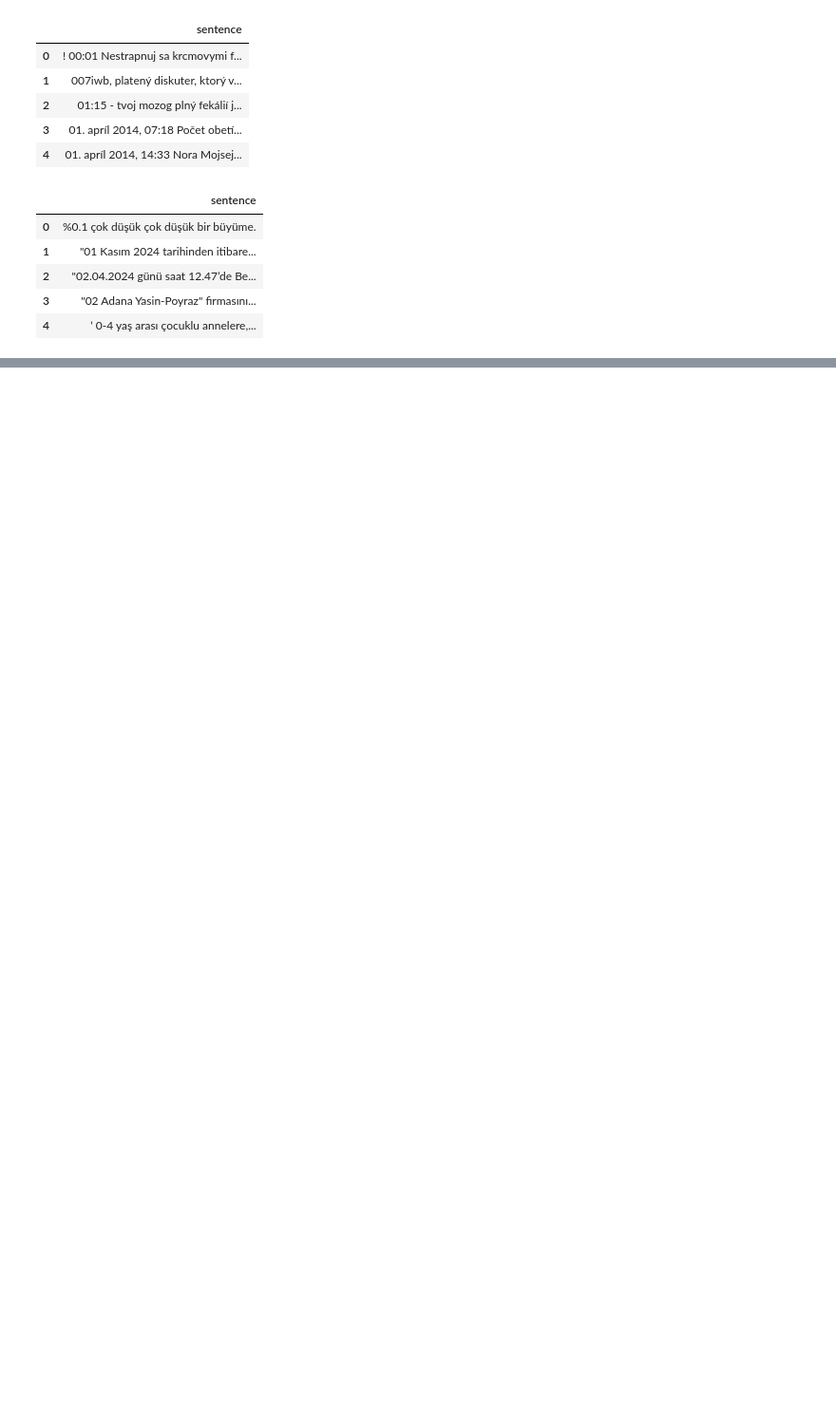
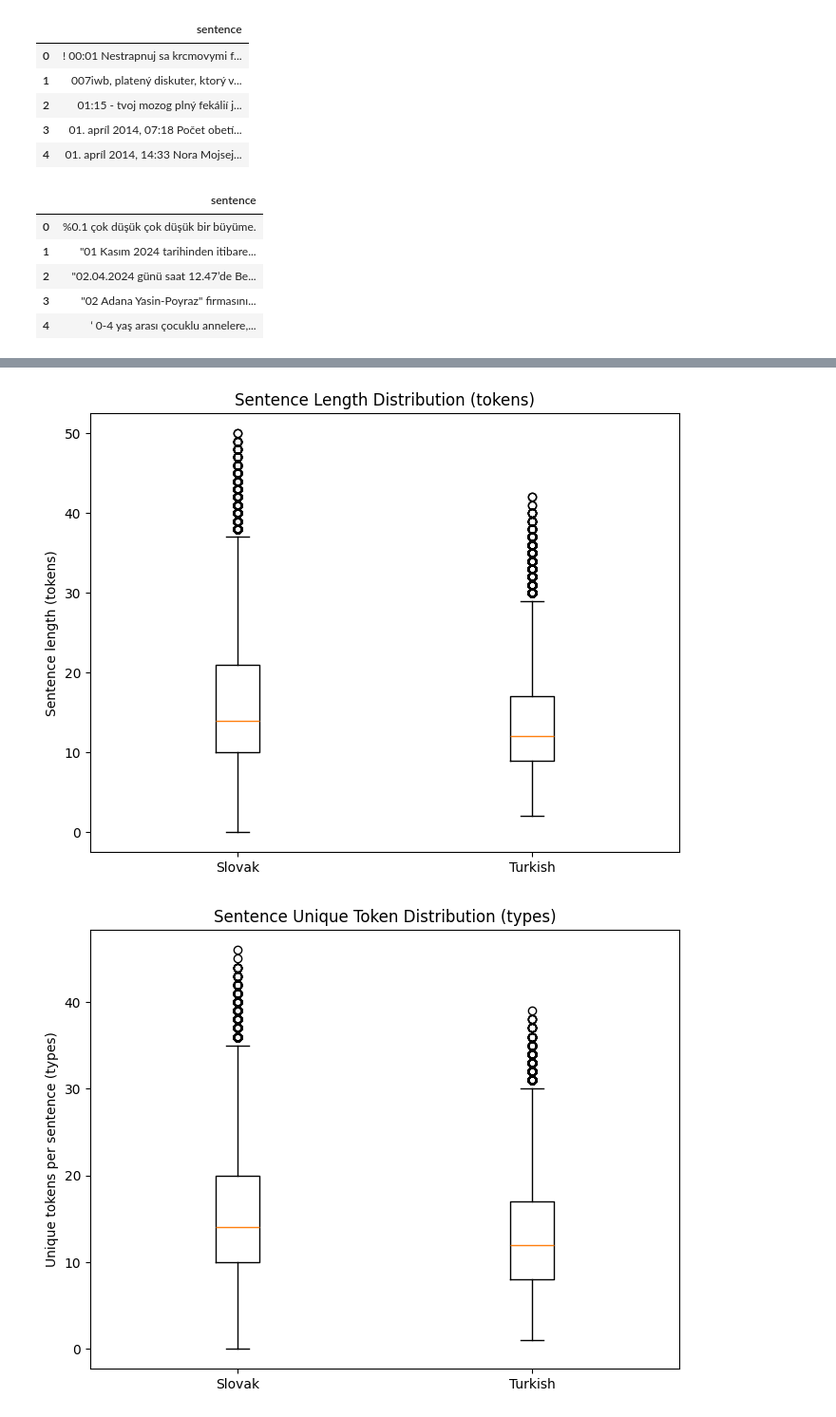
Before and after one commit to lluten/language-as-data, a Jupyter notebook: statistics.ipynb, the cells around one changed output, grey strips where cells are left out. Shown at 95% size. Saved outputs shown, nothing was run; the diff lists cells and outputs as text; code cells hidden in the pictures; blank space fills up the shorter version.

```diff
--- a/statistics.ipynb
+++ b/statistics.ipynb
@@ -146,6 +208,32 @@ def plot_zipfs_law(df, lang):
     ranks = range(1, len(sorted_word_counts) + 1)
 
     plt.loglog(ranks, sorted_word_counts, marker=".", label=lang)
+# %%
+# type or token frequency boxplots
+def plot_sentence_length_boxplots(dfs, labels, measure="tokens"):
+    """
+    Plot boxplots of per-sentence measures for a list of dataframes.
+    measure: "tokens" (default) for token counts per sentence,
+             "types" for number of unique tokens per sentence.
+    """
+    measure = measure.lower()
+    if measure not in {"tokens", "types", "token", "type"}:
+        raise ValueError("measure must be 'tokens' or 'types'")
+
+    if measure.startswith("type"):
+        sentence_values = [df["cleaned"].apply(lambda x: len(set(x.split()))) for df in dfs]
+        ylabel = "Unique tokens per sentence (types)"
+        title = "Sentence Unique Token Distribution (types)"
+    else:
+        sentence_values = [df["cleaned"].apply(lambda x: len(x.split())) for df in dfs]
+        ylabel = "Sentence length (tokens)"
+        title = "Sentence Length Distribution (tokens)"
+
+    plt.figure(figsize=(8, 6))
+    plt.boxplot(sentence_values, labels=labels)
+    plt.ylabel(ylabel)
+    plt.title(title)
+    plt.show()
 # %%
 for df, lang in [(slk_df, "Slovak"), (tur_df, "Turkish")]:
     plot_zipfs_law(df, lang)
@@ -164,0 +242,6 @@ display(slk_stats)
+# %%
+plot_sentence_length_boxplots([slk_df, tur_df], ["Slovak", "Turkish"])
+plot_sentence_length_boxplots([slk_df, tur_df], ["Slovak", "Turkish"], measure="types")
+# %% [output]
+[figure, added]
+[figure, added]
```
Also changed, not shown: parts of 17 cells of this notebook, 1 other file.
